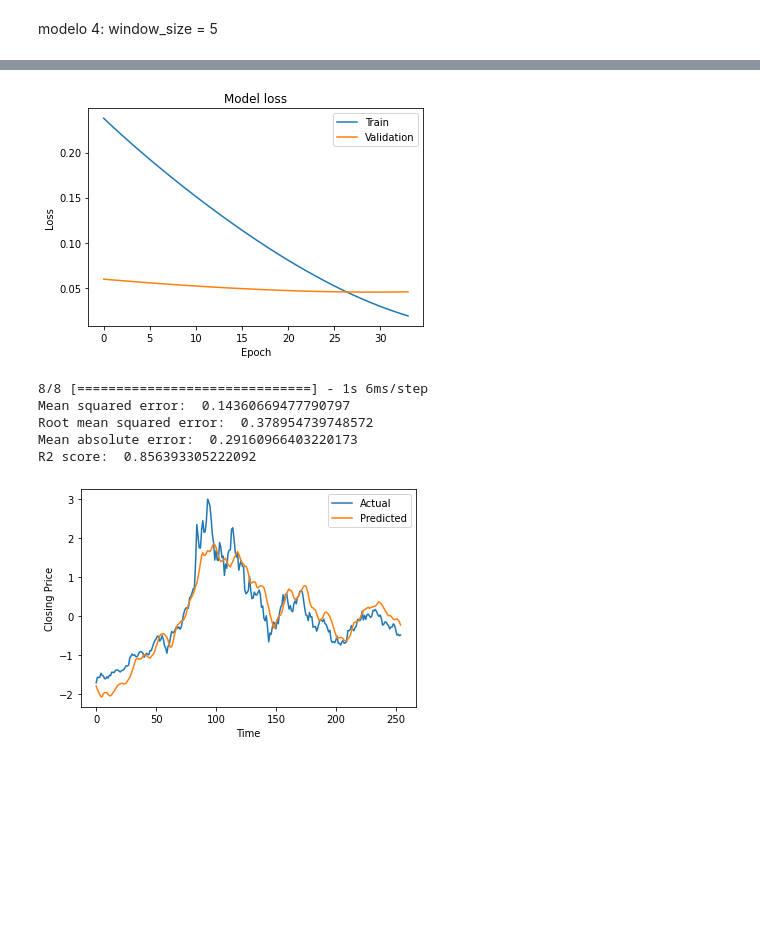
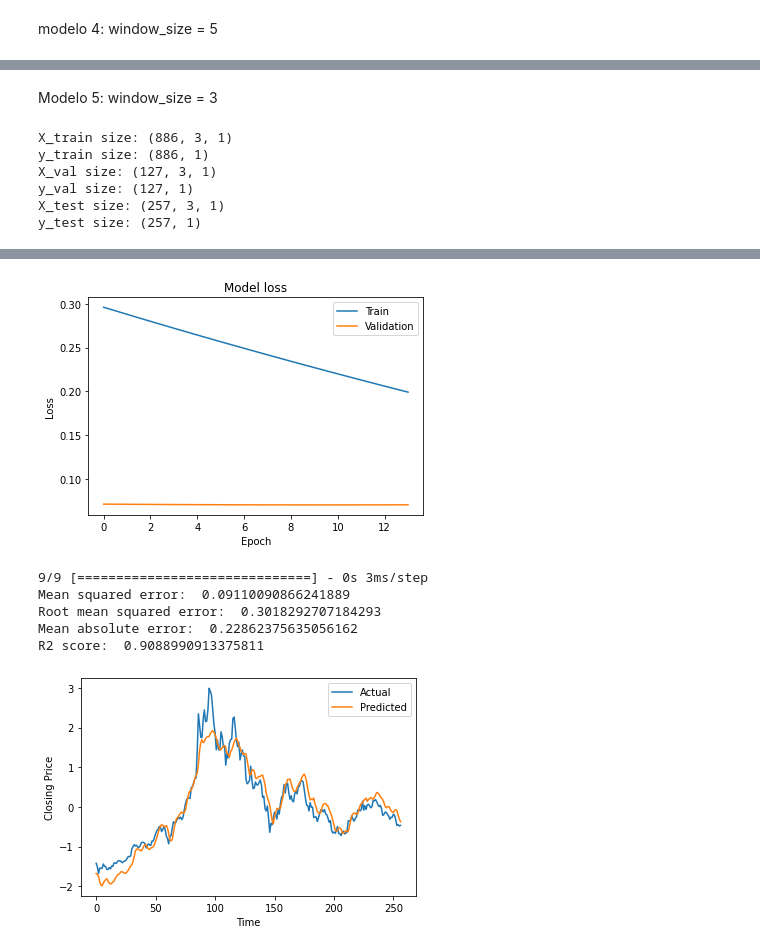
Before and after one commit to ViniciusPrincipe/BitcoinPrediction-LSTM, a Jupyter notebook: BtcLSTM.ipynb, the cells around one changed output, grey strips where cells are left out. Drawn from its saved outputs; the diff is of its cells as text; code cells hidden in the pictures; blank space fills up the shorter version.

```diff
--- a/BtcLSTM.ipynb
+++ b/BtcLSTM.ipynb
@@ -50,7 +50,7 @@ def window_data(data, window_size):
     assert len(X) ==  len(y)
     return X, y
 # %%
-def model_evaluation(model,x_test):
+def model_evaluation(model,x_test,y_test):
   y_pred = model.predict(x_test)
   y_testNorm = scaler.fit_transform(y_test.reshape(-1, 1))
   y_predNorm = scaler.fit_transform(y_pred.reshape(-1, 1))
@@ -249,6 +278,33 @@ model4.compile(loss='mean_squared_error', optimizer= optimizer)
+# %% [markdown]
+Modelo 5: window_size = 3
+# %%
+window_size = 3
+x, y = window_data(scaled_data, window_size)
+x_train, x_val, x_test = np.array(x[:886]), np.array(x[886:1013]), np.array(x[1013:])
+y_train, y_val, y_test = np.array(y[:886]), np.array(y[886:1013]), np.array(y[1013:])
+
+print("X_train size: {}".format(x_train.shape))
+print("y_train size: {}".format(y_train.shape))
+print("X_val size: {}".format(x_val.shape))
+print("y_val size: {}".format(y_val.shape))
+print("X_test size: {}".format(x_test.shape))
+print("y_test size: {}".format(y_test.shape))
+# %% [output]
+X_train size: (886, 3, 1)
+y_train size: (886, 1)
+X_val size: (127, 3, 1)
+y_val size: (127, 1)
+X_test size: (257, 3, 1)
+y_test size: (257, 1)
 # %%
-history = model4.fit(x_train, y_train, epochs=250, batch_size=4,validation_data = (x_val,y_val),callbacks=[early_stop_val,early_stop_train])
+model5 = Sequential()
+model5.add(LSTM(50, input_shape=(window_size, 1)))
+model5.add(Dense(1))
+optimizer = keras.optimizers.Adam(learning_rate = 0.000005)
+model5.compile(loss='mean_squared_error', optimizer= optimizer)
+
+history = model5.fit(x_train, y_train, epochs=250, batch_size=8,validation_data = (x_val,y_val),callbacks=[early_stop_val,early_stop_train])
 plot_history(history)
-model_evaluation(model4,x_test)
+model_evaluation(model5,x_test,y_test)
 # %% [output]
 Epoch 1/250
@@ -271,7 +327,7 @@ Epoch 34/250
-[figure, old version]
+[figure, new version]
-8/8 [==============================] - 1s 6ms/step
-Mean squared error:  0.14360669477790797
-Root mean squared error:  0.378954739748572
-Mean absolute error:  0.29160966403220173
-R2 score:  0.856393305222092
+9/9 [==============================] - 0s 3ms/step
+Mean squared error:  0.09110090866241889
+Root mean squared error:  0.3018292707184293
+Mean absolute error:  0.22862375635056162
+R2 score:  0.9088990913375811
-[figure, old version]
+[figure, new version]
```
Also changed, not shown: parts of 14 cells of this notebook.
